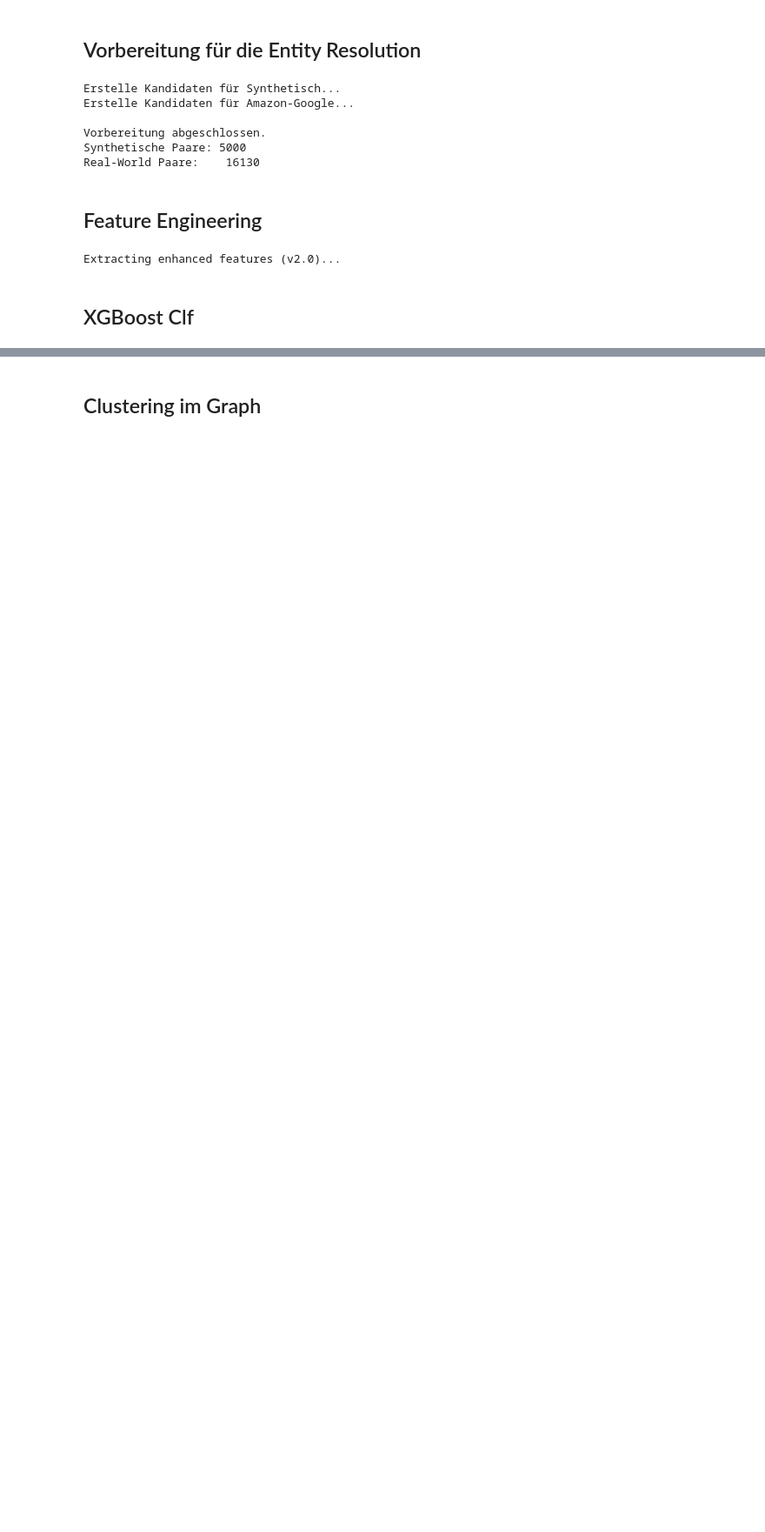
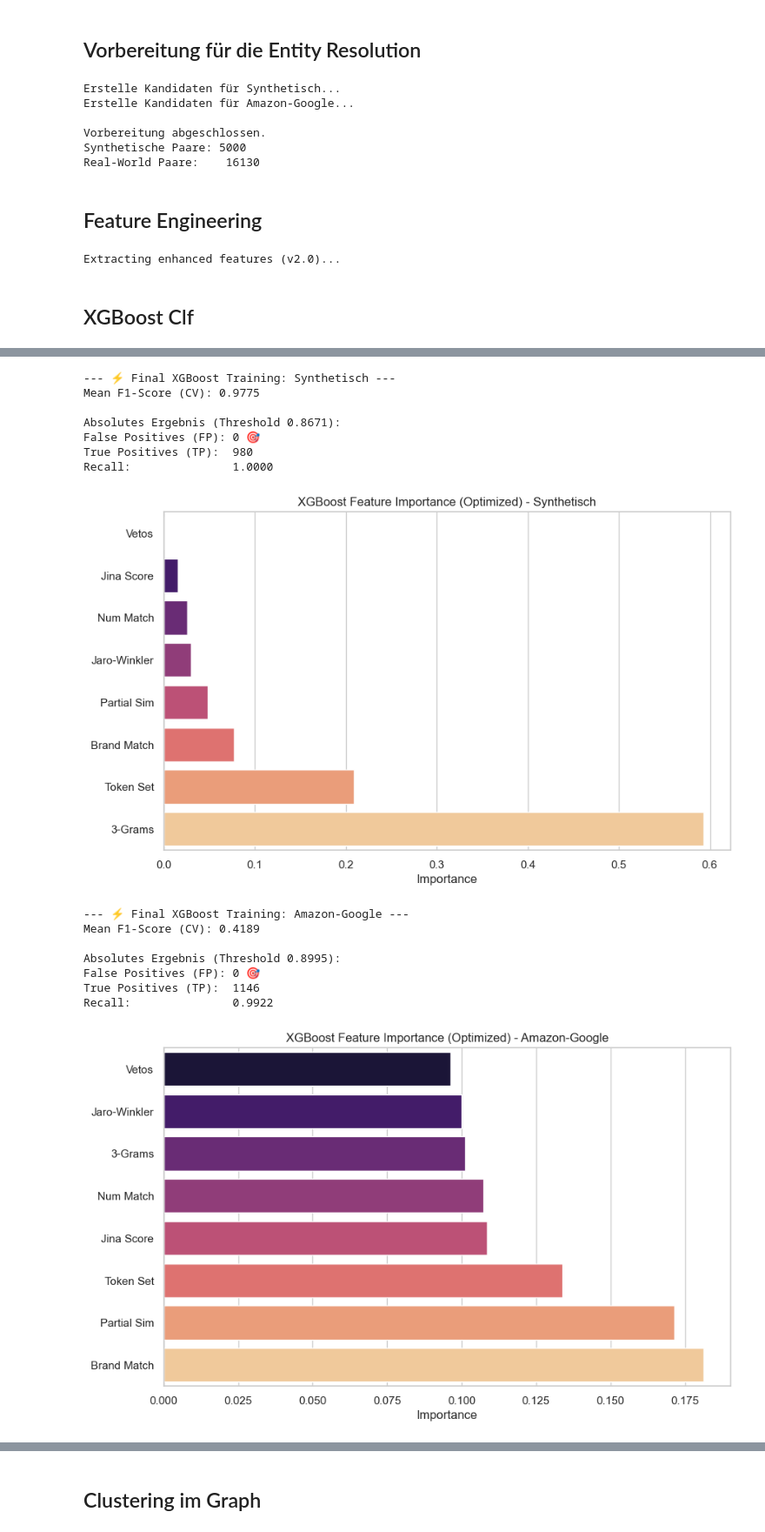
Before and after one commit to F1nnSBK/Entitiy-Resolution, a Jupyter notebook: entity_resolution.ipynb, the cells around one changed output, grey strips where cells are left out. Shown at 87% size. Drawn from its saved outputs; the diff is of its cells as text; code cells hidden in the pictures; blank space fills up the shorter version.

```diff
--- a/entity_resolution.ipynb
+++ b/entity_resolution.ipynb
@@ -703,3 +793,67 @@ Recall:               0.7212
+# %%
+def train_and_analyze_xgb_final(X, y, params, label="Dataset"):
+    print(f"\n--- ⚡ Final XGBoost Training: {label} ---")
+
+    model = xgb.XGBClassifier(**params)
+
+    cv = StratifiedKFold(n_splits=5, shuffle=True, random_state=42)
+    scores = cross_val_score(model, X, y, cv=cv, scoring='f1')
+    print(f"Mean F1-Score (CV): {np.mean(scores):.4f}")
+
+    model.fit(X, y)
+    probs = model.predict_proba(X)[:, 1]
+
+    precision, recall, thresholds = precision_recall_curve(y, probs)
+    zero_fp_mask = precision == 1.0
+
+    idx = np.where(zero_fp_mask)[0][0] if any(zero_fp_mask) else 0
+    opt_thresh = thresholds[idx] if idx < len(thresholds) else np.max(probs)
+
+    final_preds = (probs >= opt_thresh).astype(int)
+    tn, fp, fn, tp = confusion_matrix(y, final_preds).ravel()
+
+    print(f"\nAbsolutes Ergebnis (Threshold {opt_thresh:.4f}):")
+    print(f"False Positives (FP): {fp} 🎯")
+    print(f"True Positives (TP):  {tp}")
+    print(f"Recall:               {tp/(tp+fn):.4f}")
+
+    feature_names = [
+        'Token Set', 'Partial Sim', 'Jaro-Winkler', '3-Grams',
+        'Jina Score', 'Num Match', 'Vetos', 'Brand Match',
+        'SKU Match', 'Year Conflict'
+    ]
+
+    importances = model.feature_importances_
+    indices = np.argsort(importances)
+
+    plt.figure(figsize=(10, 6))
+    sns.barplot(x=importances[indices], y=np.array(feature_names)[indices],
+                hue=np.array(feature_names)[indices], palette="magma", legend=False)
+    plt.title(f"XGBoost Feature Importance (Optimized) - {label}")
+    plt.xlabel("Importance")
+    plt.show()
+
+    return model, opt_thresh
+
+model_syn, thresh_syn = train_and_analyze_xgb_final(X_syn, y_syn, study.best_params, "Synthetisch")
+model_real, thresh_real = train_and_analyze_xgb_final(X_real, y_real, study.best_params, "Amazon-Google")
+# %% [output]
+--- ⚡ Final XGBoost Training: Synthetisch ---
+Mean F1-Score (CV): 0.9775
+
+Absolutes Ergebnis (Threshold 0.8671):
+False Positives (FP): 0 🎯
+True Positives (TP):  980
+Recall:               1.0000
+[figure, added]
+--- ⚡ Final XGBoost Training: Amazon-Google ---
+Mean F1-Score (CV): 0.4189
+
+Absolutes Ergebnis (Threshold 0.8995):
+False Positives (FP): 0 🎯
+True Positives (TP):  1146
+Recall:               0.9922
+[figure, added]
 # %%
 def plot_enhanced_cfm(y_true, y_pred, title, cmap):
     cm = confusion_matrix(y_true, y_pred)
```
Also changed, not shown: parts of 8 cells of this notebook, 1 other file.
